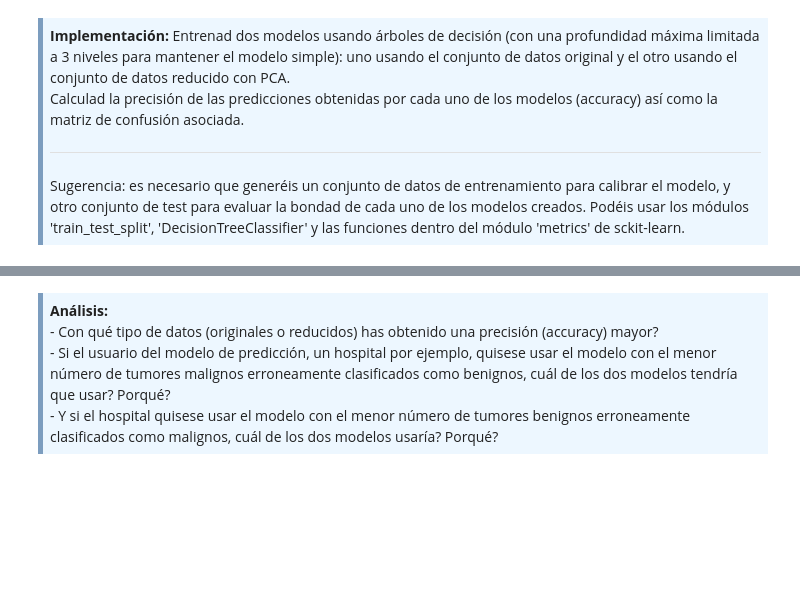
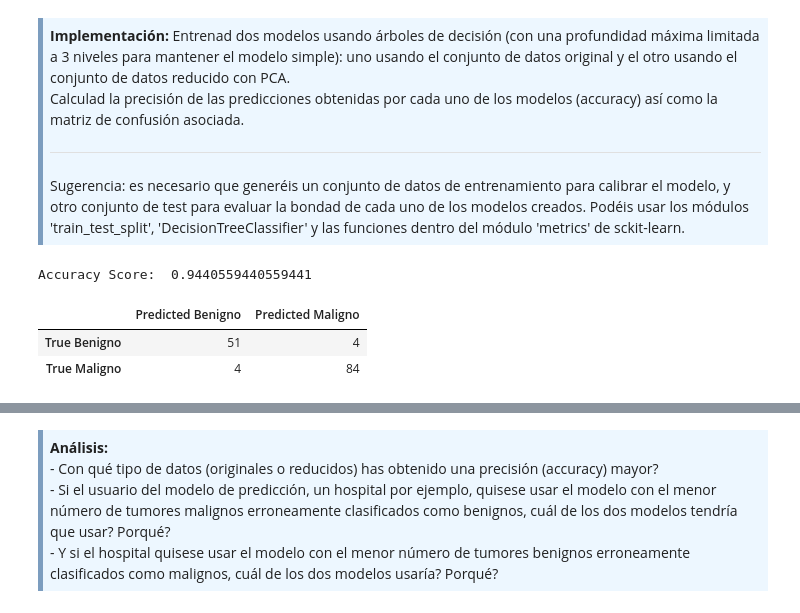
Before and after one commit to fernandoabcampos/advanced-data-mining, a Jupyter notebook: PEC1/M2.855_20181_PEC1-Enunciado.ipynb, the cells around one changed output, grey strips where cells are left out. Saved outputs shown, nothing was run; the diff lists cells and outputs as text; code cells hidden in the pictures; blank space fills up the shorter version.

Commit message:
Decision Tree implementation

```diff
--- a/PEC1/M2.855_20181_PEC1-Enunciado.ipynb
+++ b/PEC1/M2.855_20181_PEC1-Enunciado.ipynb
@@ -244,8 +244,8 @@ principalComponents = pca.fit_transform(x)
 principalDf = pd.DataFrame(data = principalComponents
              , columns = ['principal component 1', 'principal component 2'])
 
-finalDf = pd.concat([principalDf, df[['target']]], axis = 1)
-finalDf.head()
+finalDfPCA = pd.concat([principalDf, df[['target']]], axis = 1)
+finalDfPCA.head()
 # %% [output]
 |  | principal component 1 | principal component 2 | target |
 | 0 | 9.192837 | 1.948583 | 0.0 |
@@ -322,3 +322,37 @@ En este último ejercicio se trata de aplicar un método de aprendizaje supervis
 <hr>
 Sugerencia: es necesario que generéis un conjunto de datos de entrenamiento para calibrar el modelo, y otro conjunto de test para evaluar la bondad de cada uno de los modelos creados. Podéis usar los módulos 'train_test_split', 'DecisionTreeClassifier' y las funciones dentro del módulo 'metrics' de sckit-learn.
 </div>
+# %%
+from sklearn.model_selection import train_test_split
+from sklearn import tree
+from sklearn.metrics import accuracy_score
+from sklearn.metrics import confusion_matrix
+
+def myDecisionTree(myDF):
+    # Si fuera el caso de tener NAs
+    myDF = myDF.dropna()
+    X = myDF.drop('target', axis=1)
+    t = myDF['target']
+
+    X_train, X_test, y_train, y_test = train_test_split(X, t, random_state=1)
+    model = tree.DecisionTreeClassifier(max_depth=3)
+
+    model.fit(X_train, y_train)
+    y_predict = model.predict(X_test)
+
+    print("Accuracy Score: ", accuracy_score(y_test, y_predict))
+
+    return pd.DataFrame(
+        confusion_matrix(y_test, y_predict),
+        columns=['Predicted Benigno', 'Predicted Maligno'],
+        index=['True Benigno', 'True Maligno']
+    )
+# %%
+##################### ---- PCA ---- ##########################
+dfDecisionTreePCA = myDecisionTree(finalDfPCA)
+dfDecisionTreePCA
+# %% [output]
+Accuracy Score:  0.9440559440559441
+|  | Predicted Benigno | Predicted Maligno |
+| True Benigno | 51 | 4 |
+| True Maligno | 4 | 84 |
```
Also changed, not shown: parts of 3 cells of this notebook.
